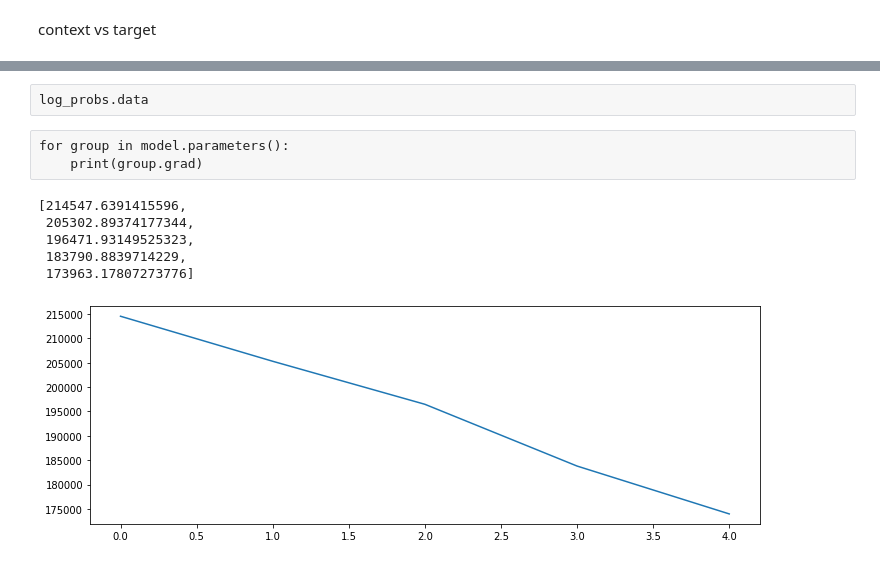
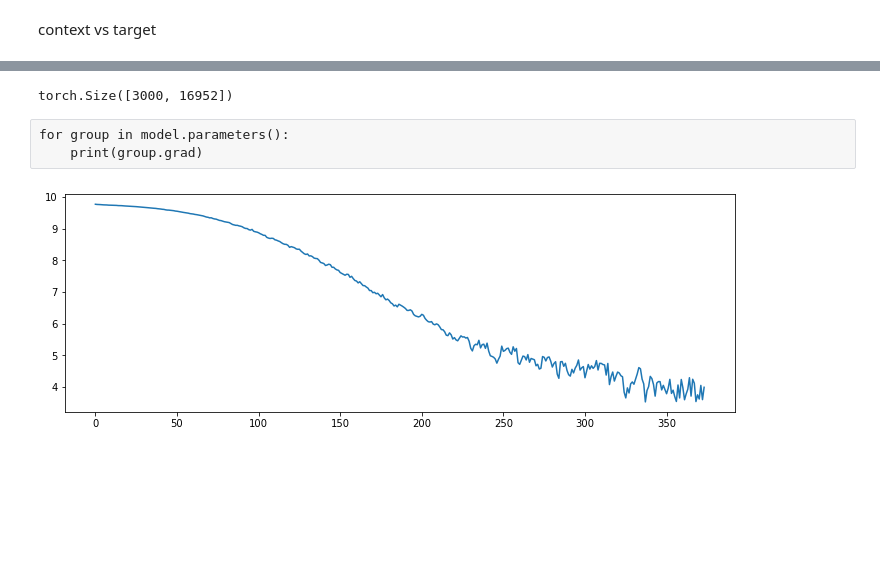
Before and after one commit to fontanads/machine_learning, a Jupyter notebook: pytorch_labs/NLP_word_embeddings.ipynb, the cells around one changed output, grey strips where cells are left out. Saved outputs shown, nothing was run; the diff lists cells and outputs as text; code cells hidden in the pictures; blank space fills up the shorter version.

Commit message:
testing word2vec convergence using PyTorch (wip)
in v2 i drop the "padded-sentences" batch approach to adopt a continuous sliding window through the corpus

```diff
--- a/pytorch_labs/NLP_word_embeddings.ipynb
+++ b/pytorch_labs/NLP_word_embeddings.ipynb
@@ -31,0 +176,10 @@ mpld3.enable_notebook()
+# %%
+batch_size = 2
+half_context_size = 2
+batch_generator = get_batches(coded_corpus=coded_corpus,
+                              batch_size=batch_size, half_context_size=half_context_size,
+                              S=S, T=T, V=V, word2idx=word2idx, tags=tags)
+# %%
+X, Y  = next(batch_generator)
+X.shape, Y.shape, (batch_size)*T
+#print(np.concatenate((X, Y),axis=1))
@@ -166,12 +247,21 @@ class Language_Model_w2v(nn.Module):
 # %%
-max_epochs = 5
-print_iters = 50
-cs = 3
-Nd = 50
+max_epochs = 2
+batch_size = 200
+max_batch_iters = np.floor(S/batch_size)
+
+Nd = 100
+half_context_size = 4
+
+batch_generator = get_batches(coded_corpus=coded_corpus,
+                              batch_size=batch_size, half_context_size=half_context_size,
+                              S=S, T=T, V=V, word2idx=word2idx, tags=tags)
+
+print_iters = 10
+
 losses    = []
 criterion = nn.NLLLoss()
-model     = Language_Model_w2v(V, num_of_dimensions_of_embedding=Nd, context_size=cs)
-optimizer = optim.Adam(model.parameters(), lr=1e-3) # optim.SGD(model.parameters(),lr=1e-3) #
+model     = Language_Model_w2v(vocab_size=V, num_of_dimensions_of_embedding=Nd)
+optimizer = optim.Adam(model.parameters(), lr=7e-4) # optim.SGD(model.parameters(),lr=1e-2) #  #   #
 # %%
 model
 # %% [output]
@@ -235,23 +341,19 @@ log_probs.shape
-# %% [raw]
-log_probs.data
+# %%
+X_train.shape
+# %% [output]
+torch.Size([3000, 16952])
 # %% [raw]
 for group in model.parameters():
     print(group.grad)
-# %%
-losses
-# %% [output]
-[214547.6391415596,
- 205302.89374177344,
- 196471.93149525323,
- 183790.8839714229,
- 173963.17807273776]
+# %%
+batch_losses_np = np.array([loss.detach() for loss in batch_losses])
 # %%
 plt.figure(figsize=(12,4))
 
-plt.plot(losses)
-plt.show()
+plt.plot(batch_losses_np)
+plt.show();
 # %% [output]
-[figure, old version]
+[figure, new version]
 # %%
 for name, param in model.named_parameters():
     if param.requires_grad:
```
Also changed, not shown: parts of 46 cells of this notebook, 7 other files.
